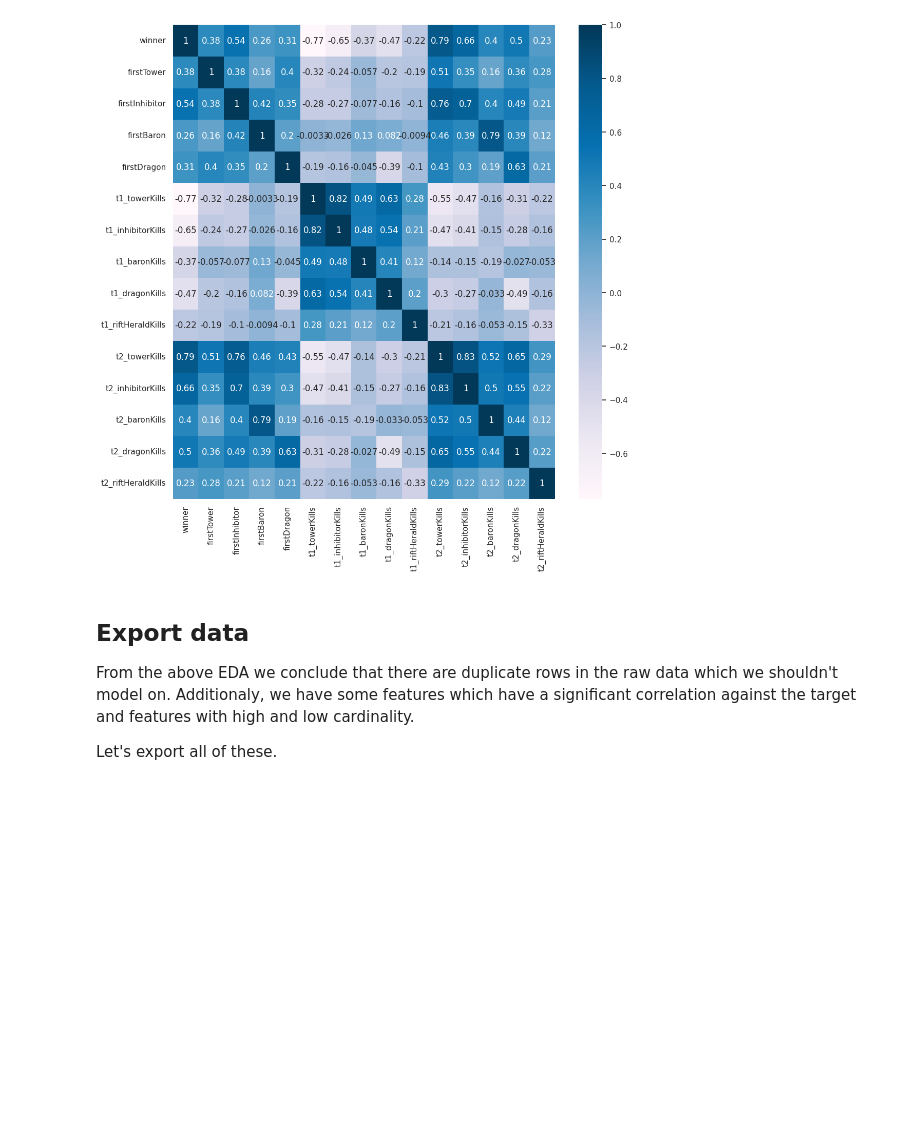
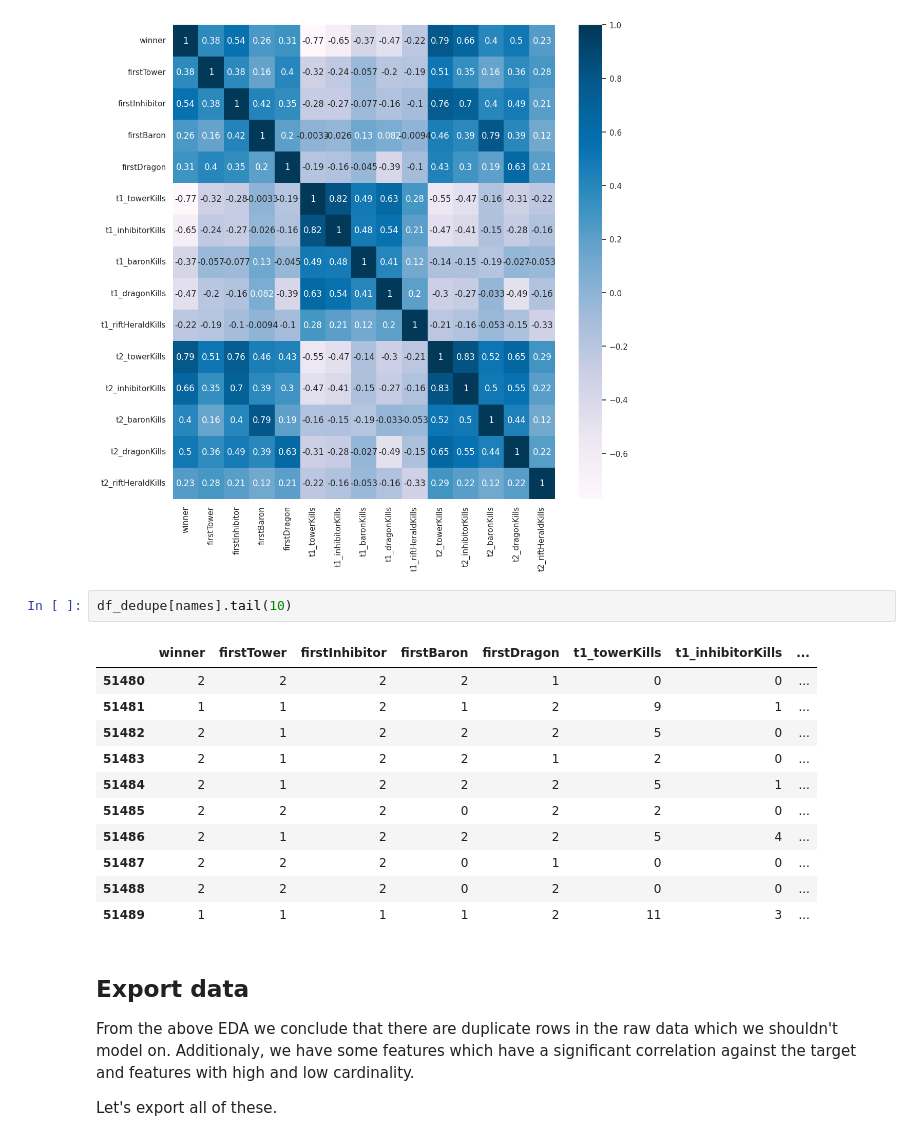
Before and after one commit to JanetVictorious/league-of-legends, a Jupyter notebook: training_pipeline/eda.ipynb, the cells around one changed output. Drawn from its saved outputs; the diff is of its cells as text; blank space fills up the shorter version.

```diff
--- a/training_pipeline/eda.ipynb
+++ b/training_pipeline/eda.ipynb
@@ -172,6 +172,20 @@ sns.heatmap(cor, annot=True, cmap=plt.cm.PuBu)
 plt.show()
 # %% [output]
 [figure]
+# %%
+df_dedupe[names].tail(10)
+# %% [output]
+|  | winner | firstTower | firstInhibitor | firstBaron | firstDragon | t1_towerKills | t1_inhibitorKills | ... |
+| 51480 | 2 | 2 | 2 | 2 | 1 | 0 | 0 | ... |
+| 51481 | 1 | 1 | 2 | 1 | 2 | 9 | 1 | ... |
+| 51482 | 2 | 1 | 2 | 2 | 2 | 5 | 0 | ... |
+| 51483 | 2 | 1 | 2 | 2 | 1 | 2 | 0 | ... |
+| 51484 | 2 | 1 | 2 | 2 | 2 | 5 | 1 | ... |
+| 51485 | 2 | 2 | 2 | 0 | 2 | 2 | 0 | ... |
+| 51486 | 2 | 1 | 2 | 2 | 2 | 5 | 4 | ... |
+| 51487 | 2 | 2 | 2 | 0 | 1 | 0 | 0 | ... |
+| 51488 | 2 | 2 | 2 | 0 | 2 | 0 | 0 | ... |
+| 51489 | 1 | 1 | 1 | 1 | 2 | 11 | 3 | ... |
 # %% [markdown]
 ## Export data
 
```
Also changed, not shown: 17 other files.
